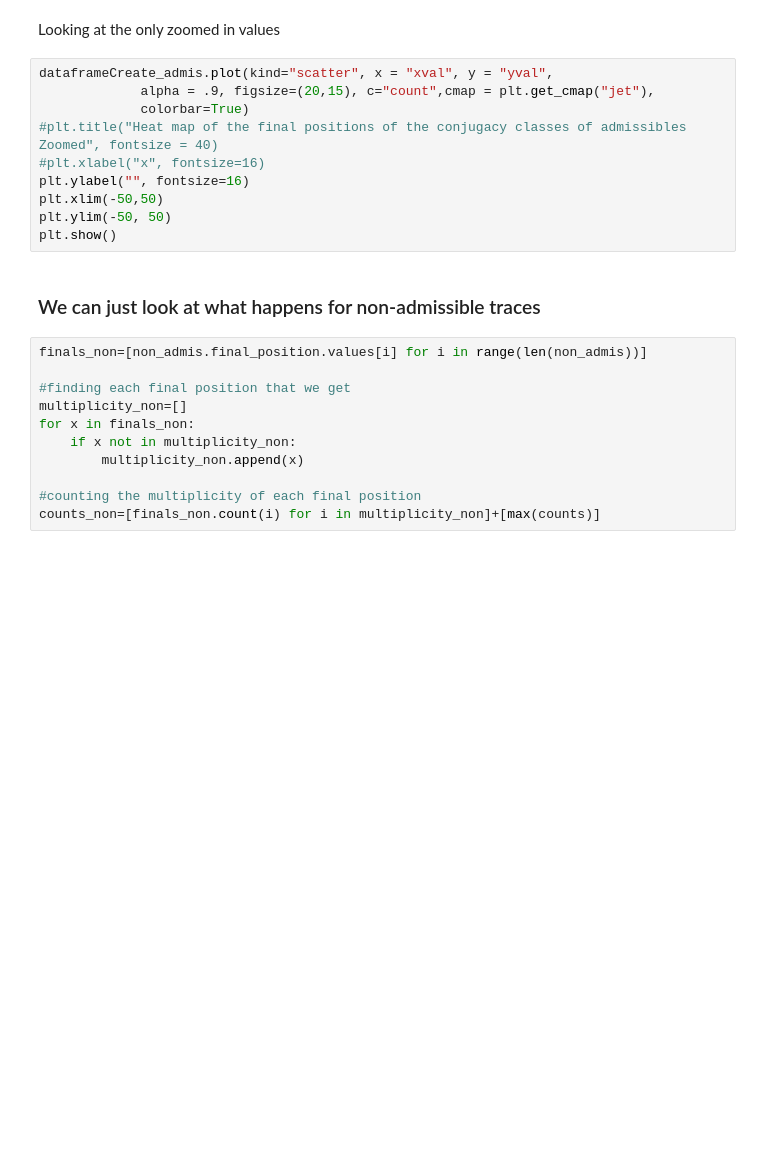
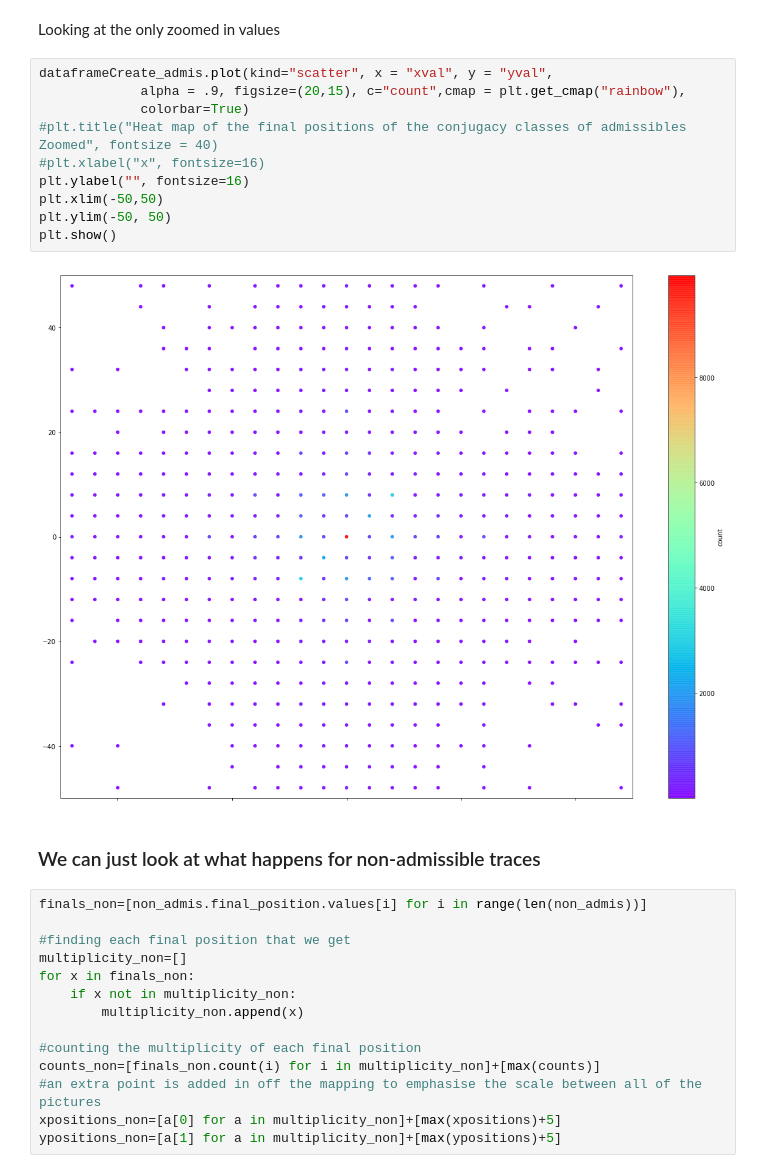
Before and after one commit to BrookeOgrodnik/CommutatorSubgroups, a Jupyter notebook: PythonCode/Walks_of_traces.ipynb, the cells around one changed output. Cells and saved outputs as stored; diff of their text form; blank space fills up the shorter version.

Commit message:
changed color scheme on pictures

```diff
--- a/PythonCode/Walks_of_traces.ipynb
+++ b/PythonCode/Walks_of_traces.ipynb
@@ -122,14 +124,16 @@ plt.show()
 Looking at the only zoomed in values
 # %%
 dataframeCreate_admis.plot(kind="scatter", x = "xval", y = "yval",
-             alpha = .9, figsize=(20,15), c="count",cmap = plt.get_cmap("jet"),
+             alpha = .9, figsize=(20,15), c="count",cmap = plt.get_cmap("rainbow"),
              colorbar=True)
 #plt.title("Heat map of the final positions of the conjugacy classes of admissibles Zoomed", fontsize = 40)
 #plt.xlabel("x", fontsize=16)
 plt.ylabel("", fontsize=16)
 plt.xlim(-50,50)
 plt.ylim(-50, 50)
 plt.show()
+# %% [output]
+[figure, added]
 # %% [markdown]
 ### We can just look at what happens for non-admissible traces
 # %%
@@ -143,4 +147,7 @@ for x in finals_non:
 
 #counting the multiplicity of each final position
 counts_non=[finals_non.count(i) for i in multiplicity_non]+[max(counts)]
+#an extra point is added in off the mapping to emphasise the scale between all of the pictures
+xpositions_non=[a[0] for a in multiplicity_non]+[max(xpositions)+5]
+ypositions_non=[a[1] for a in multiplicity_non]+[max(ypositions)+5]
 # %%
```
Also changed, not shown: parts of 7 cells of this notebook, 1 other file.
